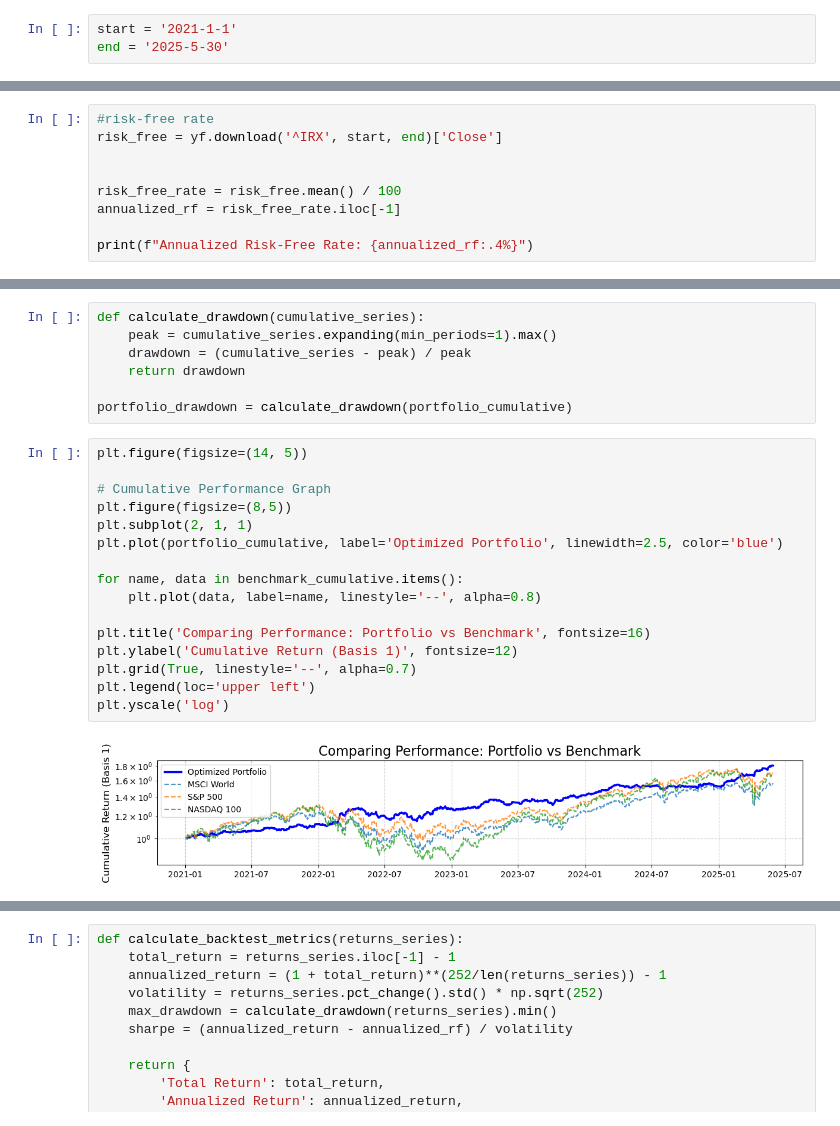
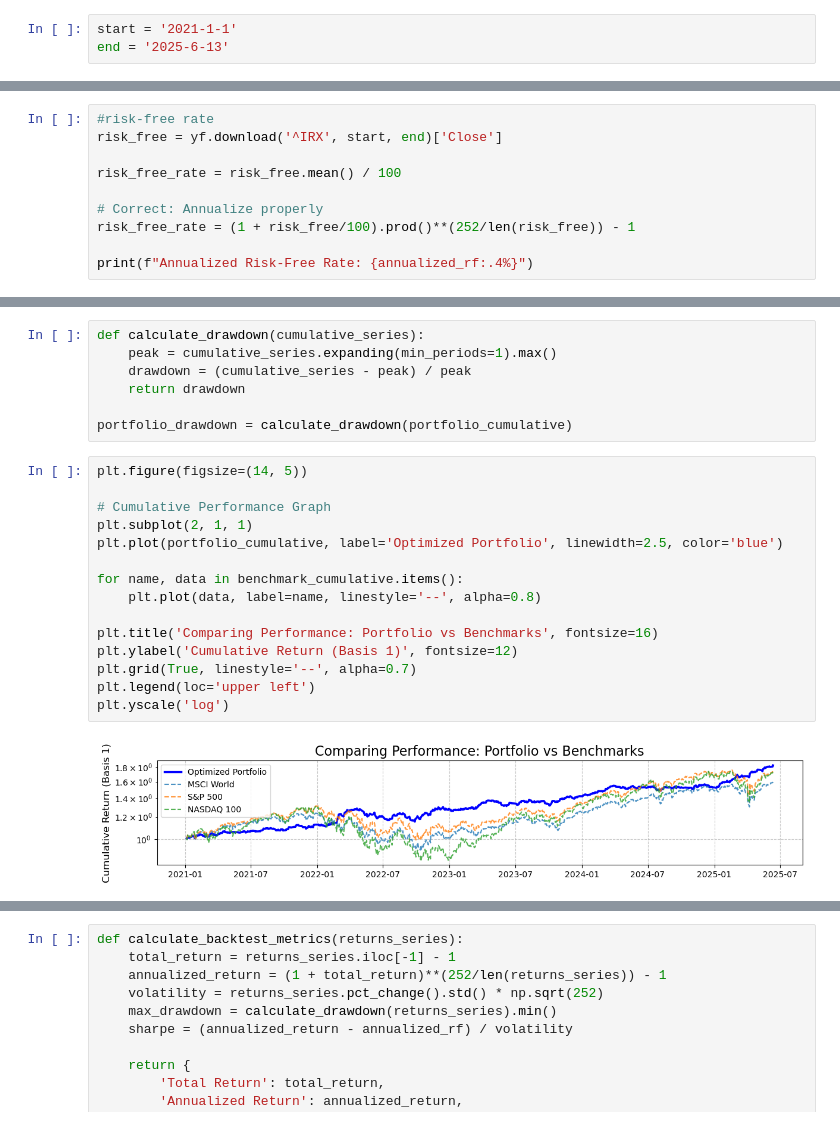
Before and after one commit to AntonioAmmirati/Portfolio-Optimization, a Jupyter notebook: Portfolio_opc.ipynb, the cells around one changed output, grey strips where cells are left out. Saved outputs shown, nothing was run; the diff lists cells and outputs as text.

```diff
--- a/Portfolio_opc.ipynb
+++ b/Portfolio_opc.ipynb
@@ -8,7 +8,7 @@ import matplotlib.pyplot as plt
 import yfinance as yf
 # %%
 start = '2021-1-1'
-end = '2025-5-30'
+end = '2025-6-13'
 # %%
 #SAFE HEAVEN
 gold = yf.download('GLD',start , end)
@@ -123,9 +122,10 @@ Lockheed Martin (LMT), Rheinmetall (RHM.DE), Thales (HO.PA) - leaders in next-ge
 #risk-free rate
 risk_free = yf.download('^IRX', start, end)['Close']
 
+risk_free_rate = risk_free.mean() / 100
 
-risk_free_rate = risk_free.mean() / 100
-annualized_rf = risk_free_rate.iloc[-1]
+# Correct: Annualize properly
+risk_free_rate = (1 + risk_free/100).prod()**(252/len(risk_free)) - 1
 
 print(f"Annualized Risk-Free Rate: {annualized_rf:.4%}")
 # %% [output]
@@ -560,19 +562,18 @@ portfolio_drawdown = calculate_drawdown(portfolio_cumulative)
 # %%
 plt.figure(figsize=(14, 5))
 
 # Cumulative Performance Graph
-plt.figure(figsize=(8,5))
 plt.subplot(2, 1, 1)
 plt.plot(portfolio_cumulative, label='Optimized Portfolio', linewidth=2.5, color='blue')
 
 for name, data in benchmark_cumulative.items():
     plt.plot(data, label=name, linestyle='--', alpha=0.8)
 
-plt.title('Comparing Performance: Portfolio vs Benchmark', fontsize=16)
+plt.title('Comparing Performance: Portfolio vs Benchmarks', fontsize=16)
 plt.ylabel('Cumulative Return (Basis 1)', fontsize=12)
 plt.grid(True, linestyle='--', alpha=0.7)
 plt.legend(loc='upper left')
 plt.yscale('log')
 # %% [output]
-[figure, old version]
+[figure, new version]
 # %%
```
Also changed, not shown: parts of 15 cells of this notebook.
